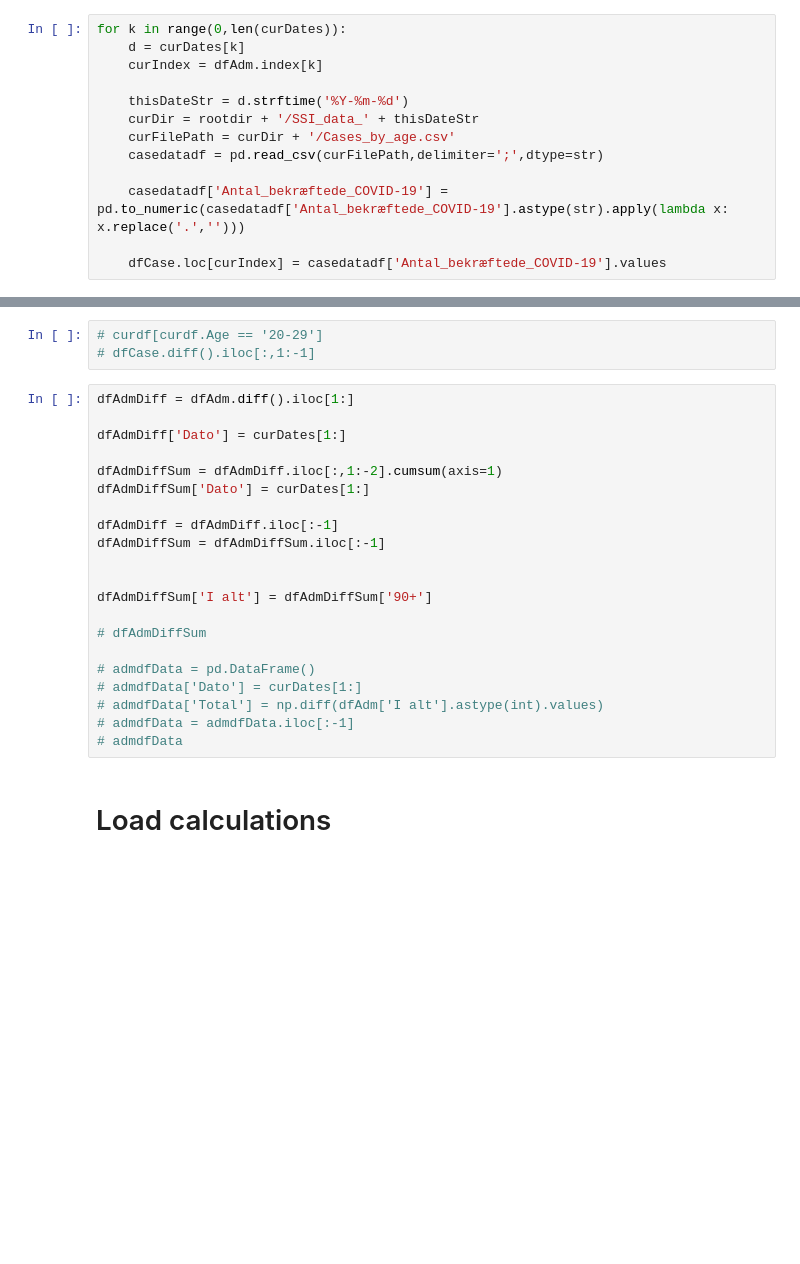
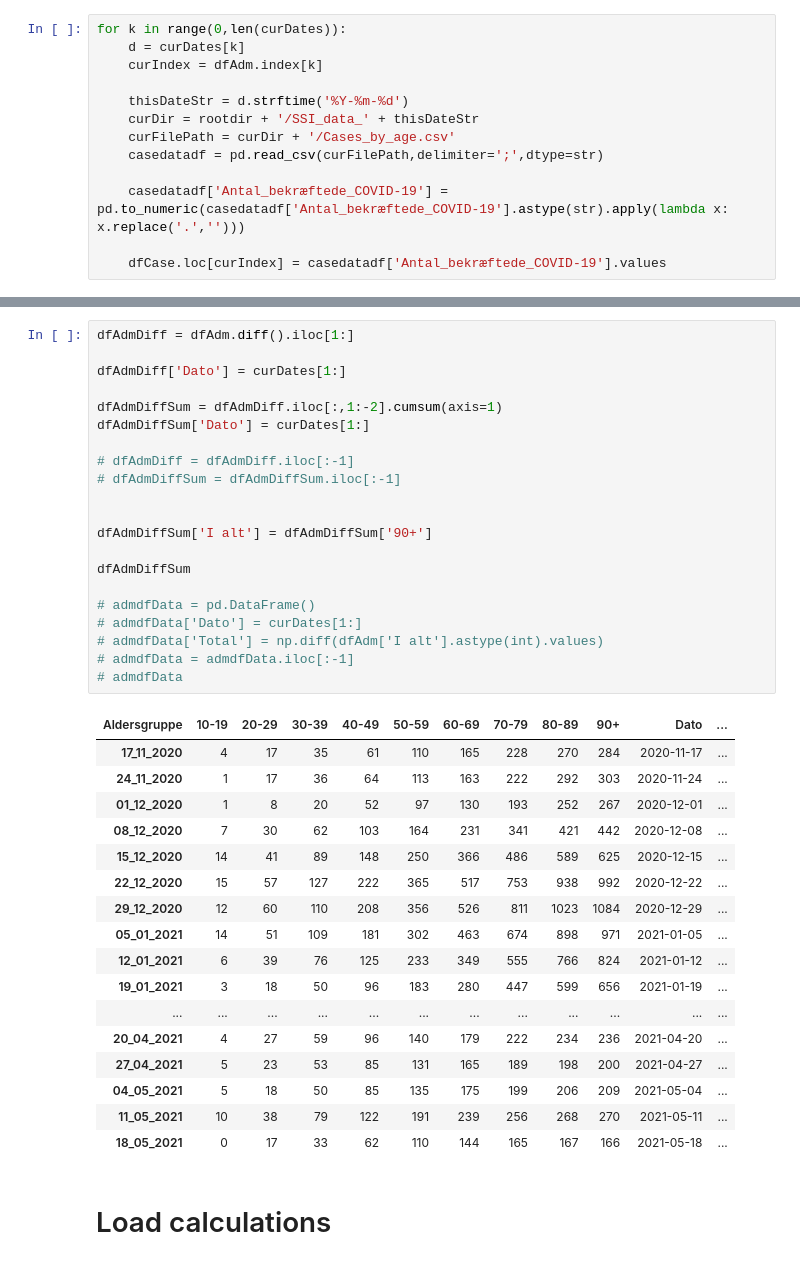
Before and after one commit to PandemiXcenter/PandemiX, a Jupyter notebook: DanskeData/bokeh/RT_fremskrivning_interaktiv.ipynb, the cells around one changed output, grey strips where cells are left out. Drawn from its saved outputs; the diff is of its cells as text; blank space fills up the shorter version.

```diff
--- a/DanskeData/bokeh/RT_fremskrivning_interaktiv.ipynb
+++ b/DanskeData/bokeh/RT_fremskrivning_interaktiv.ipynb
@@ -123,27 +85,42 @@ dfCaseDiffSum
-# %%
-# curdf[curdf.Age == '20-29']
-# dfCase.diff().iloc[:,1:-1]
 # %%
 dfAdmDiff = dfAdm.diff().iloc[1:]
 
 dfAdmDiff['Dato'] = curDates[1:]
 
 dfAdmDiffSum = dfAdmDiff.iloc[:,1:-2].cumsum(axis=1)
 dfAdmDiffSum['Dato'] = curDates[1:]
 
-dfAdmDiff = dfAdmDiff.iloc[:-1]
-dfAdmDiffSum = dfAdmDiffSum.iloc[:-1]
+# dfAdmDiff = dfAdmDiff.iloc[:-1]
+# dfAdmDiffSum = dfAdmDiffSum.iloc[:-1]
 
 
 dfAdmDiffSum['I alt'] = dfAdmDiffSum['90+']
 
-# dfAdmDiffSum
+dfAdmDiffSum
 
 # admdfData = pd.DataFrame()
 # admdfData['Dato'] = curDates[1:]
 # admdfData['Total'] = np.diff(dfAdm['I alt'].astype(int).values)
 # admdfData = admdfData.iloc[:-1]
 # admdfData
+# %% [output]
+| Aldersgruppe | 10-19 | 20-29 | 30-39 | 40-49 | 50-59 | 60-69 | 70-79 | 80-89 | 90+ | Dato | ... |
+| 17_11_2020 | 4 | 17 | 35 | 61 | 110 | 165 | 228 | 270 | 284 | 2020-11-17 | ... |
+| 24_11_2020 | 1 | 17 | 36 | 64 | 113 | 163 | 222 | 292 | 303 | 2020-11-24 | ... |
+| 01_12_2020 | 1 | 8 | 20 | 52 | 97 | 130 | 193 | 252 | 267 | 2020-12-01 | ... |
+| 08_12_2020 | 7 | 30 | 62 | 103 | 164 | 231 | 341 | 421 | 442 | 2020-12-08 | ... |
+| 15_12_2020 | 14 | 41 | 89 | 148 | 250 | 366 | 486 | 589 | 625 | 2020-12-15 | ... |
+| 22_12_2020 | 15 | 57 | 127 | 222 | 365 | 517 | 753 | 938 | 992 | 2020-12-22 | ... |
+| 29_12_2020 | 12 | 60 | 110 | 208 | 356 | 526 | 811 | 1023 | 1084 | 2020-12-29 | ... |
+| 05_01_2021 | 14 | 51 | 109 | 181 | 302 | 463 | 674 | 898 | 971 | 2021-01-05 | ... |
+| 12_01_2021 | 6 | 39 | 76 | 125 | 233 | 349 | 555 | 766 | 824 | 2021-01-12 | ... |
+| 19_01_2021 | 3 | 18 | 50 | 96 | 183 | 280 | 447 | 599 | 656 | 2021-01-19 | ... |
+| ... | ... | ... | ... | ... | ... | ... | ... | ... | ... | ... | ... |
+| 20_04_2021 | 4 | 27 | 59 | 96 | 140 | 179 | 222 | 234 | 236 | 2021-04-20 | ... |
+| 27_04_2021 | 5 | 23 | 53 | 85 | 131 | 165 | 189 | 198 | 200 | 2021-04-27 | ... |
+| 04_05_2021 | 5 | 18 | 50 | 85 | 135 | 175 | 199 | 206 | 209 | 2021-05-04 | ... |
+| 11_05_2021 | 10 | 38 | 79 | 122 | 191 | 239 | 256 | 268 | 270 | 2021-05-11 | ... |
+| 18_05_2021 | 0 | 17 | 33 | 62 | 110 | 144 | 165 | 167 | 166 | 2021-05-18 | ... |
 # %% [markdown]
 # Load calculations
 # %%
```
Also changed, not shown: parts of 6 cells of this notebook, 15 other files.
